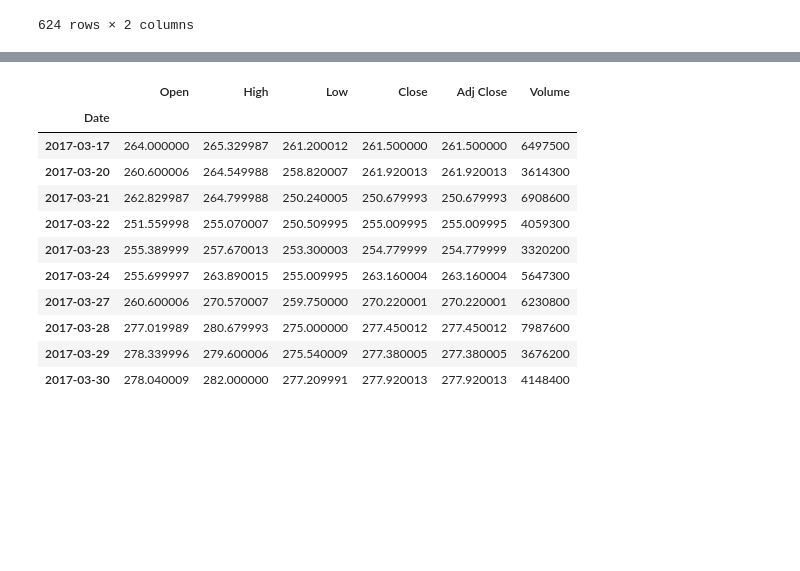
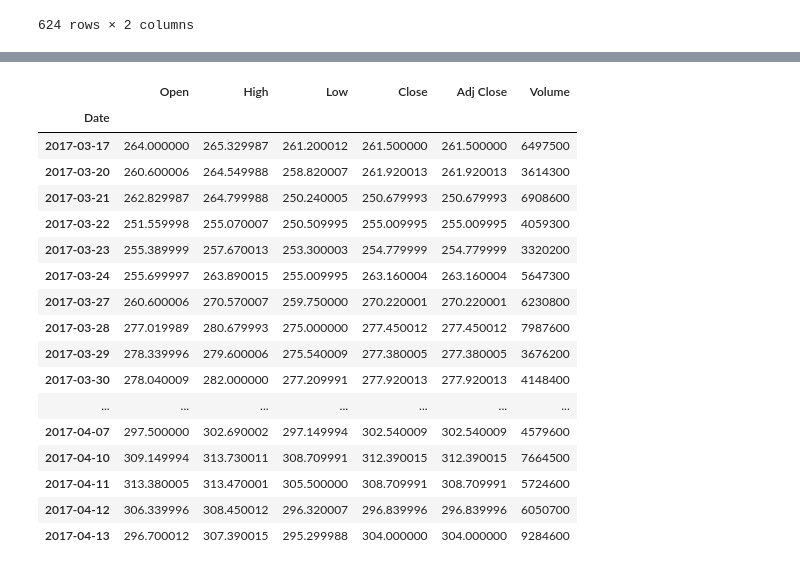
Before and after one commit to JonBebi/Teslock, a Jupyter notebook: Teslock.ipynb, the cells around one changed output, grey strips where cells are left out. Cells and saved outputs as stored; diff of their text form; code cells hidden in the pictures; blank space fills up the shorter version.

```diff
--- a/Teslock.ipynb
+++ b/Teslock.ipynb
@@ -395,18 +395,24 @@ Warnings:
 # %%
 YF_df = pd.read_csv('TSLA.csv', index_col=['Date'], parse_dates=['Date'])
 # %%
-YF_df.head(10)
+YF_df
 # %% [output]
 |  | Open | High | Low | Close | Adj Close | Volume |
 | Date |  |  |  |  |  |  |
 | 2017-03-17 | 264.000000 | 265.329987 | 261.200012 | 261.500000 | 261.500000 | 6497500 |
 | 2017-03-20 | 260.600006 | 264.549988 | 258.820007 | 261.920013 | 261.920013 | 3614300 |
 | 2017-03-21 | 262.829987 | 264.799988 | 250.240005 | 250.679993 | 250.679993 | 6908600 |
 | 2017-03-22 | 251.559998 | 255.070007 | 250.509995 | 255.009995 | 255.009995 | 4059300 |
 | 2017-03-23 | 255.389999 | 257.670013 | 253.300003 | 254.779999 | 254.779999 | 3320200 |
 | 2017-03-24 | 255.699997 | 263.890015 | 255.009995 | 263.160004 | 263.160004 | 5647300 |
 | 2017-03-27 | 260.600006 | 270.570007 | 259.750000 | 270.220001 | 270.220001 | 6230800 |
 | 2017-03-28 | 277.019989 | 280.679993 | 275.000000 | 277.450012 | 277.450012 | 7987600 |
 | 2017-03-29 | 278.339996 | 279.600006 | 275.540009 | 277.380005 | 277.380005 | 3676200 |
 | 2017-03-30 | 278.040009 | 282.000000 | 277.209991 | 277.920013 | 277.920013 | 4148400 |
+| ... | ... | ... | ... | ... | ... | ... |
+| 2017-04-07 | 297.500000 | 302.690002 | 297.149994 | 302.540009 | 302.540009 | 4579600 |
+| 2017-04-10 | 309.149994 | 313.730011 | 308.709991 | 312.390015 | 312.390015 | 7664500 |
+| 2017-04-11 | 313.380005 | 313.470001 | 305.500000 | 308.709991 | 308.709991 | 5724600 |
+| 2017-04-12 | 306.339996 | 308.450012 | 296.320007 | 296.839996 | 296.839996 | 6050700 |
+| 2017-04-13 | 296.700012 | 307.390015 | 295.299988 | 304.000000 | 304.000000 | 9284600 |
 # %%
```
Also changed, not shown: parts of 7 cells of this notebook.
